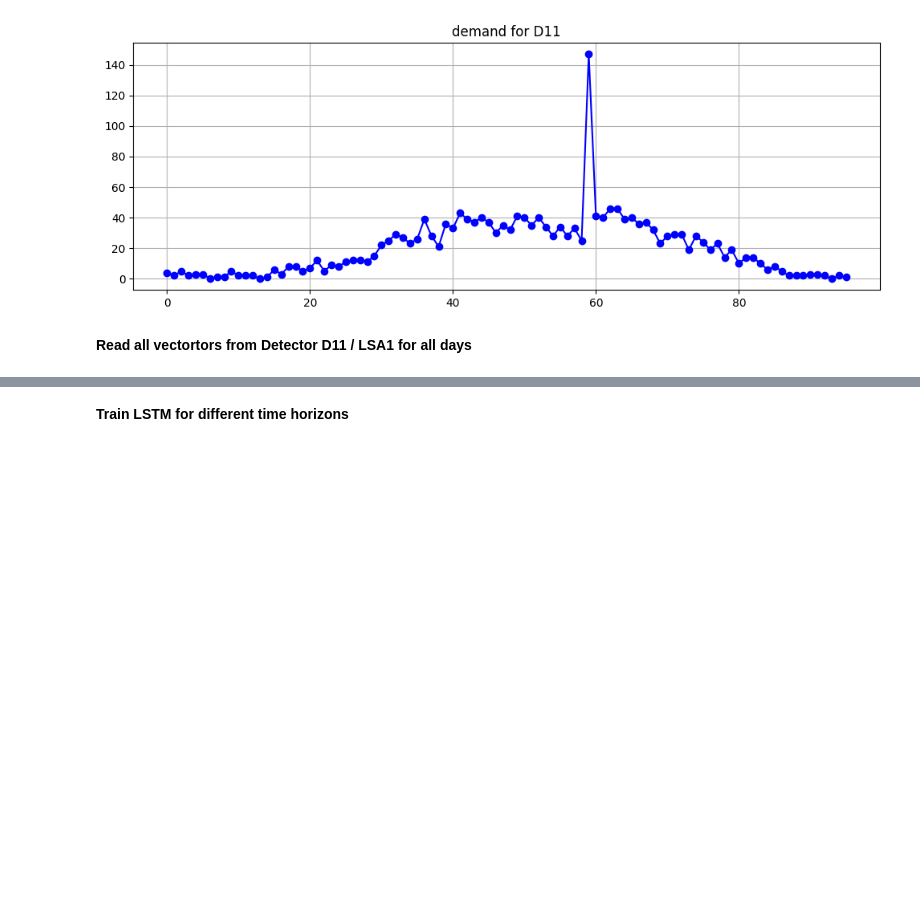
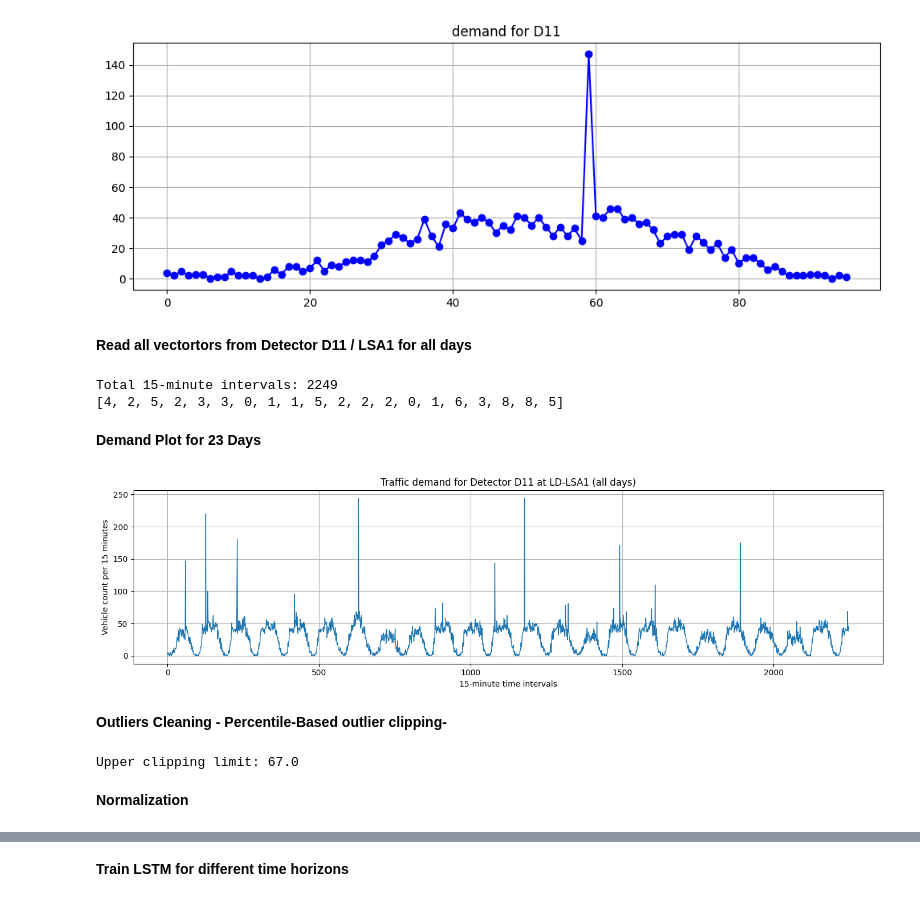
Before and after one commit to mogulkyu/Master_Arbeit_LSTM, a Jupyter notebook: chapter 4 - build digital twin/LSTM - detector prediction/02-ReadDetectorInputs.ipynb, the cells around one changed output, grey strips where cells are left out. Cells and saved outputs as stored; diff of their text form; code cells hidden in the pictures; blank space fills up the shorter version.

```diff
--- a/chapter 4 - build digital twin/LSTM - detector prediction/02-ReadDetectorInputs.ipynb
+++ b/chapter 4 - build digital twin/LSTM - detector prediction/02-ReadDetectorInputs.ipynb
@@ -93,3 +95,69 @@ plt.show()  # Zeigt den Chart an
 [figure]
 # %% [markdown]
 **Read all vectortors from Detector D11 / LSA1 for all days**
+# %%
+import json
+
+detector_id_target = 7  # D11
+all_demand_values = []  # <- ALL DAYS, ONE VECTOR
+
+for file in json_files:
+    with open(file, "r") as f:
+        data = json.load(f)
+
+    for timeframe in data["timeFrames"]:
+        demand = 0  # default if detector not found
+
+        for detector in timeframe["detectors"]:
+            if detector["id"] == detector_id_target:
+                demand = detector["reading"]["count"]["value"]
+                break
+
+        all_demand_values.append(demand)
+
+print("Total 15-minute intervals:", len(all_demand_values))
+print(all_demand_values[:20])  # first 20 values
+# %% [output]
+Total 15-minute intervals: 2249
+[4, 2, 5, 2, 3, 3, 0, 1, 1, 5, 2, 2, 2, 0, 1, 6, 3, 8, 8, 5]
+# %% [markdown]
+**Demand Plot for 23 Days**
+# %%
+import matplotlib.pyplot as plt
+
+plt.figure(figsize=(14, 4))
+
+plt.plot(all_demand_values, linewidth=1)
+
+plt.title("Traffic demand for Detector D11 at LD-LSA1 (all days)")
+plt.xlabel("15-minute time intervals")
+plt.ylabel("Vehicle count per 15 minutes")
+
+plt.grid(True)
+plt.tight_layout()
+plt.show()
+# %% [output]
+[figure, added]
+# %% [markdown]
+**Outliers Cleaning - Percentile-Based outlier clipping-**
+# %%
+import numpy as np
+
+# Python list -> numpy array
+series = np.array(all_demand_values, dtype=float)
+
+# determine the upper limit (99. percentile)
+upper_limit = np.percentile(series, 99)
+
+print("Upper clipping limit:", upper_limit)
+
+# Outlier clipping
+series_clean = np.clip(series, 0, upper_limit)
+
+#Extreme outliers caused by detector malfunctions were filtered using a percentile-based clipping approach.
+# Values above the 99th percentile were capped to preserve the temporal structure of the traffic
+# demand time series while removing unrealistic spikes.
+# %% [output]
+Upper clipping limit: 67.0
+# %% [markdown]
+**Normalization**
```
Also changed, not shown: parts of 20 cells of this notebook, 3 other files.
